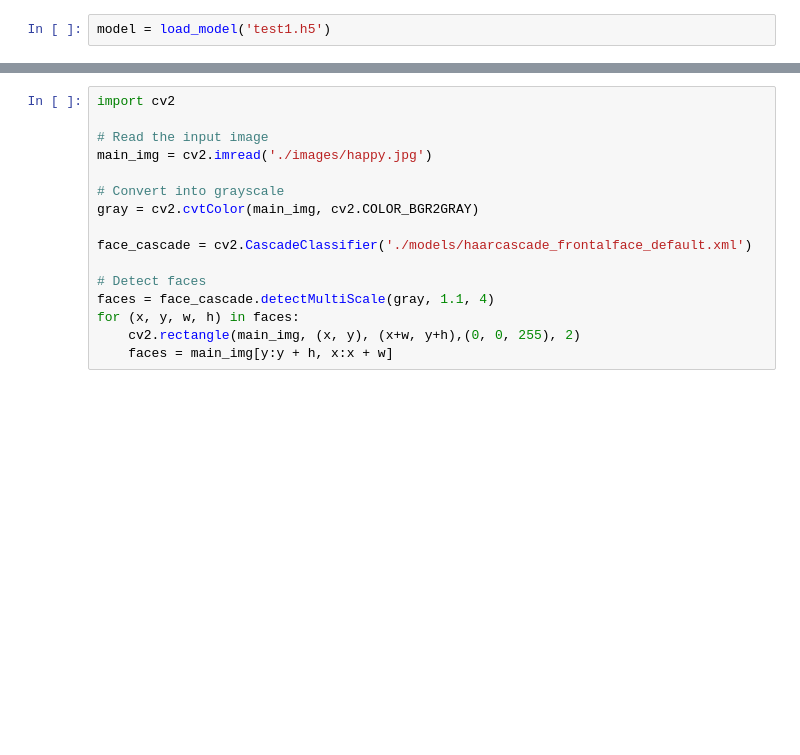
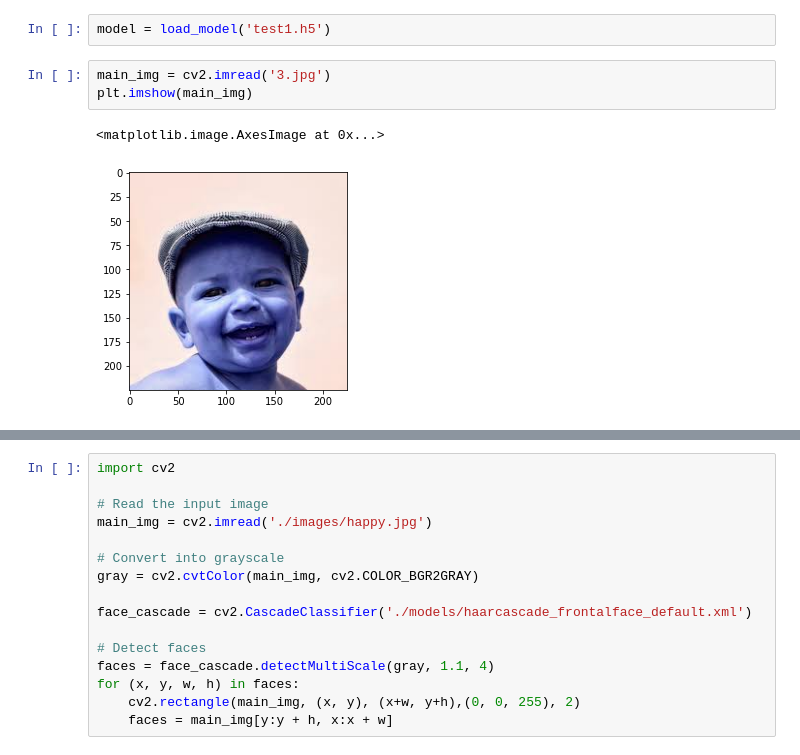
Before and after one commit to espSiyam/FERproject, a Jupyter notebook: 2_ExperssionDetection.ipynb, the cells around one changed output, grey strips where cells are left out. Cells and saved outputs as stored; diff of their text form; blank space fills up the shorter version.

```diff
--- a/2_ExperssionDetection.ipynb
+++ b/2_ExperssionDetection.ipynb
@@ -12,3 +12,9 @@ import re
 import matplotlib.pyplot as plt
 # %%
 model = load_model('test1.h5')
+# %%
+main_img = cv2.imread('3.jpg')
+plt.imshow(main_img)
+# %% [output]
+<matplotlib.image.AxesImage at 0x...>
+[figure, added]
```
Also changed, not shown: parts of 4 cells of this notebook, 10 other files.
